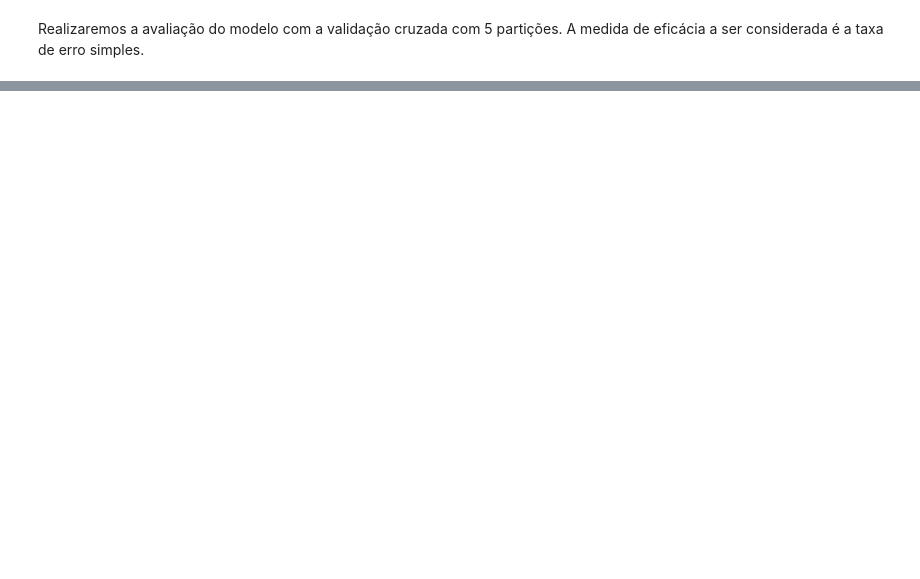
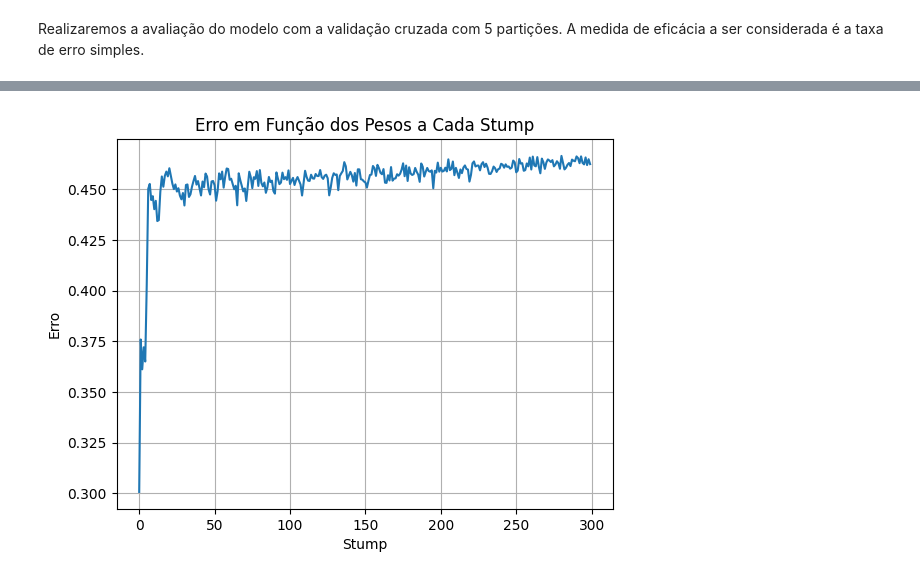
Before and after one commit to JunioVeras/TP2-ML, a Jupyter notebook: tp2.ipynb, the cells around one changed output, grey strips where cells are left out. Saved outputs shown, nothing was run; the diff lists cells and outputs as text; code cells hidden in the pictures; blank space fills up the shorter version.

```diff
--- a/tp2.ipynb
+++ b/tp2.ipynb
@@ -204,0 +368,10 @@ Realizaremos a avaliação do modelo com a validação cruzada com 5 partições
+# %%
+plt.plot(errors)
+
+plt.title("Erro em Função dos Pesos a Cada Stump")
+plt.xlabel("Stump")
+plt.ylabel("Erro")
+plt.grid()
+plt.show()
+# %% [output]
+[figure, added]
```
Also changed, not shown: parts of 35 cells of this notebook.
